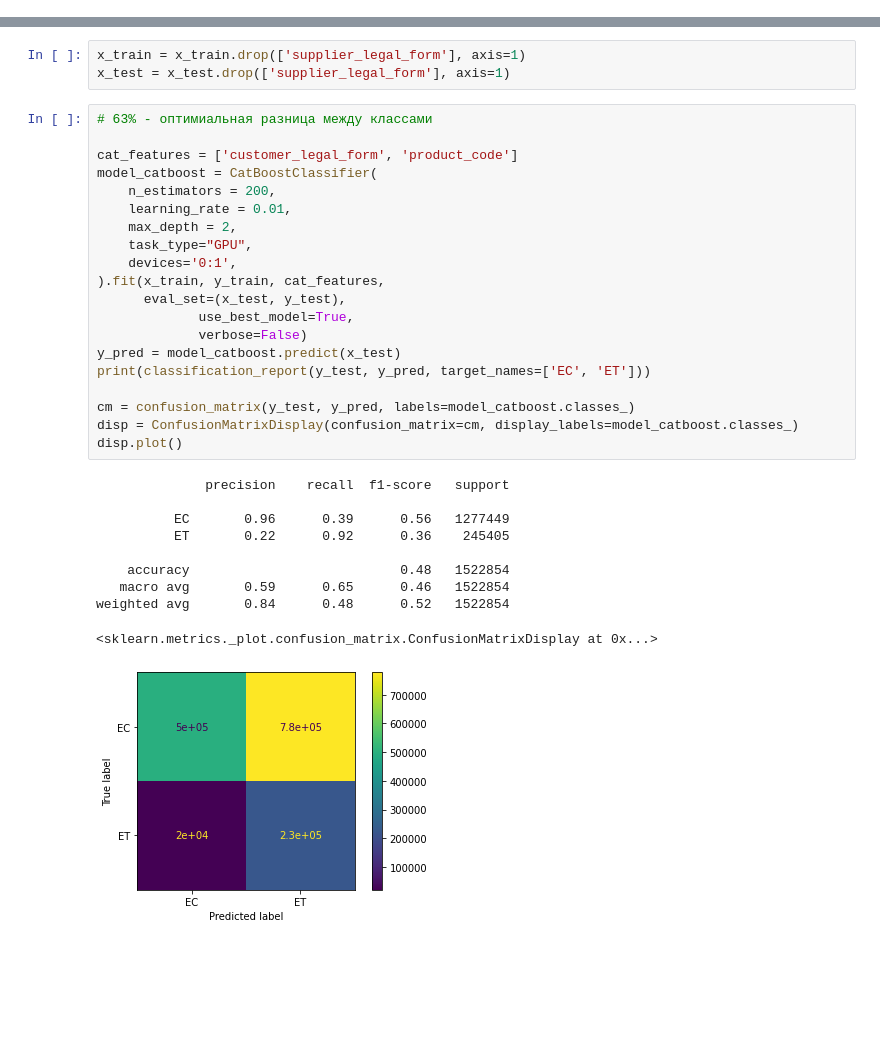
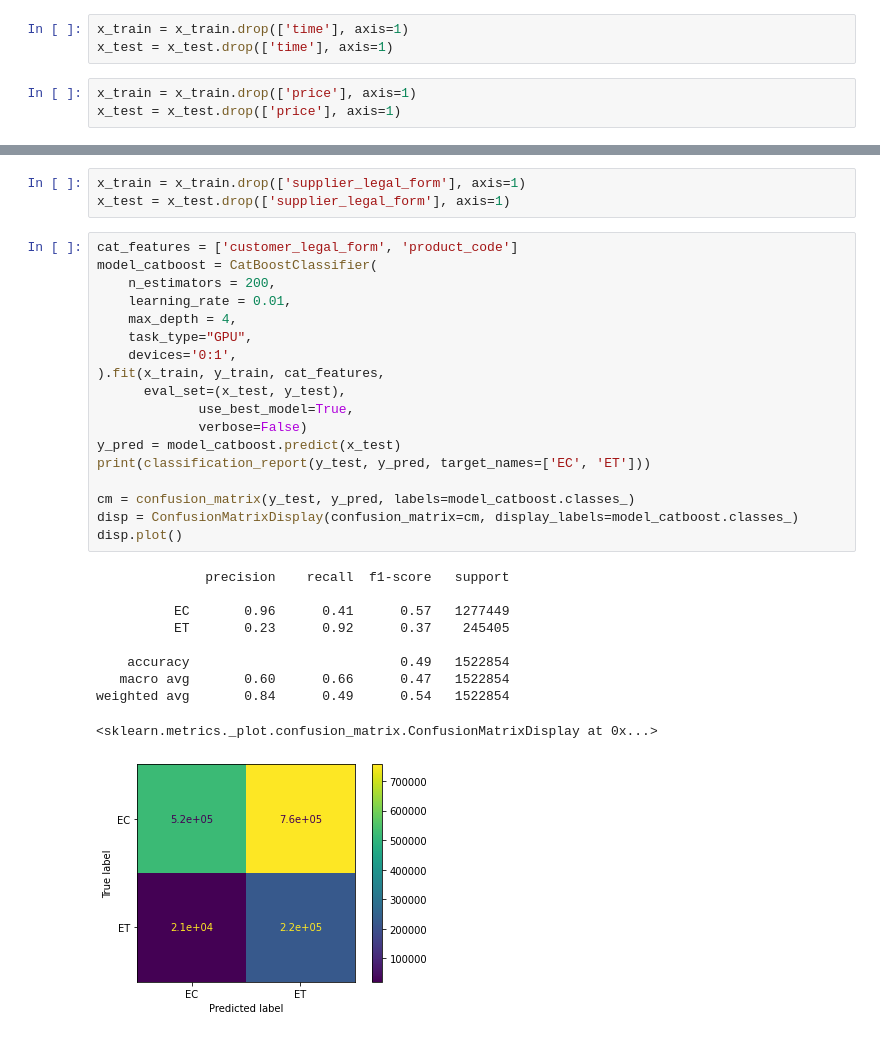
Before and after one commit to danil99152/prediction-of-government-tenders, a Jupyter notebook: forecasting_future_contract_stage.ipynb, the cells around one changed output, grey strips where cells are left out. Saved outputs shown, nothing was run; the diff lists cells and outputs as text; blank space fills up the shorter version.

```diff
--- a/forecasting_future_contract_stage.ipynb
+++ b/forecasting_future_contract_stage.ipynb
@@ -317,5 +317,11 @@ gc.collect()
 # %% [markdown]
 CatBoost (для поставщиков)
+# %%
+x_train = x_train.drop(['time'], axis=1)
+x_test = x_test.drop(['time'], axis=1)
+# %%
+x_train = x_train.drop(['price'], axis=1)
+x_test = x_test.drop(['price'], axis=1)
 # %%
 # 75% - оптимиальная разница между классами
 
@@ -410,36 +432,34 @@ CatBoost (для заказчиков)
 x_train = x_train.drop(['supplier_legal_form'], axis=1)
 x_test = x_test.drop(['supplier_legal_form'], axis=1)
 # %%
-# 63% - оптимиальная разница между классами
-
 cat_features = ['customer_legal_form', 'product_code']
 model_catboost = CatBoostClassifier(
     n_estimators = 200,
     learning_rate = 0.01,
-    max_depth = 2,
+    max_depth = 4,
     task_type="GPU",
     devices='0:1',
 ).fit(x_train, y_train, cat_features,
       eval_set=(x_test, y_test),
              use_best_model=True,
              verbose=False)
 y_pred = model_catboost.predict(x_test)
 print(classification_report(y_test, y_pred, target_names=['EC', 'ET']))
 
 cm = confusion_matrix(y_test, y_pred, labels=model_catboost.classes_)
 disp = ConfusionMatrixDisplay(confusion_matrix=cm, display_labels=model_catboost.classes_)
 disp.plot()
 # %% [output]
               precision    recall  f1-score   support
 
-          EC       0.96      0.39      0.56   1277449
-          ET       0.22      0.92      0.36    245405
+          EC       0.96      0.41      0.57   1277449
+          ET       0.23      0.92      0.37    245405
 
-    accuracy                           0.48   1522854
-   macro avg       0.59      0.65      0.46   1522854
-weighted avg       0.84      0.48      0.52   1522854
+    accuracy                           0.49   1522854
+   macro avg       0.60      0.66      0.47   1522854
+weighted avg       0.84      0.49      0.54   1522854
 <sklearn.metrics._plot.confusion_matrix.ConfusionMatrixDisplay at 0x...>
-[figure, old version]
+[figure, new version]
 # %%
 cat_features = ['customer_legal_form', 'product_code']
 
```
Also changed, not shown: parts of 17 cells of this notebook.
